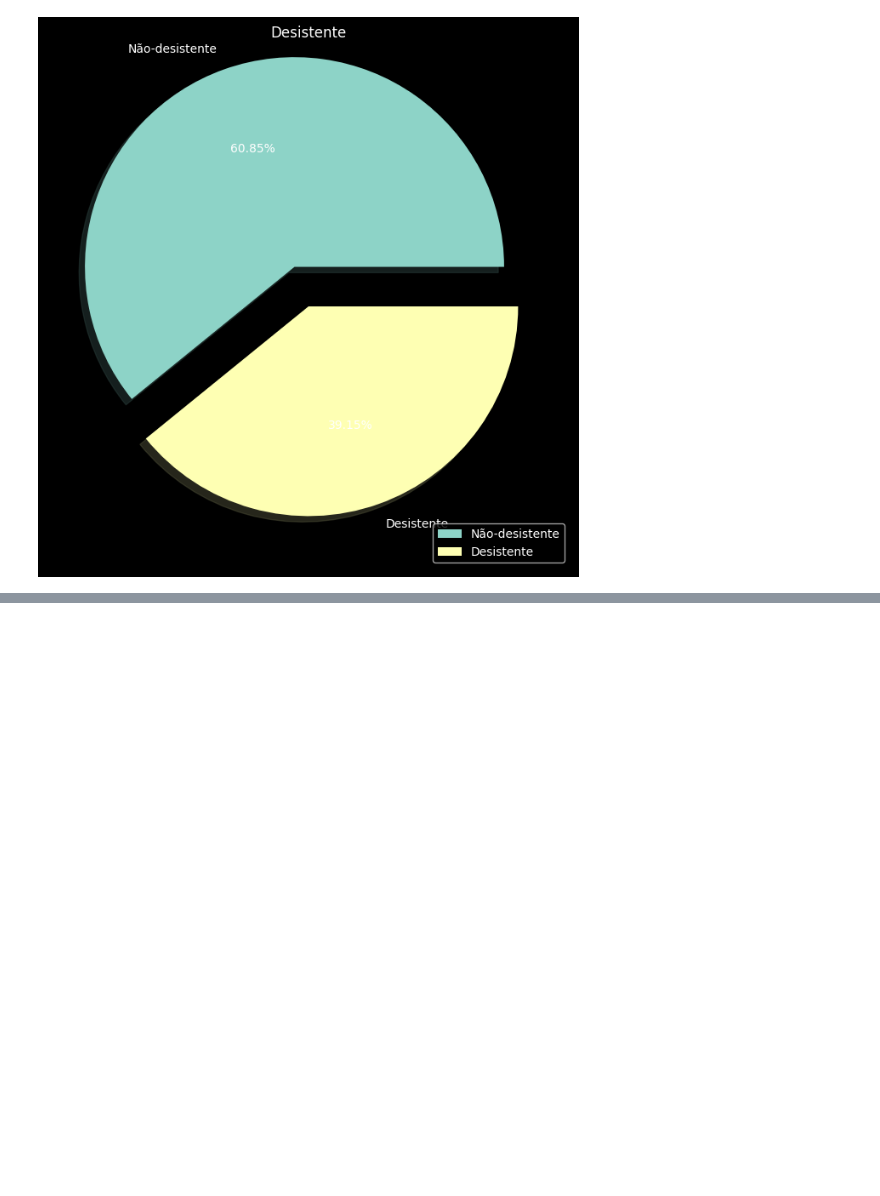
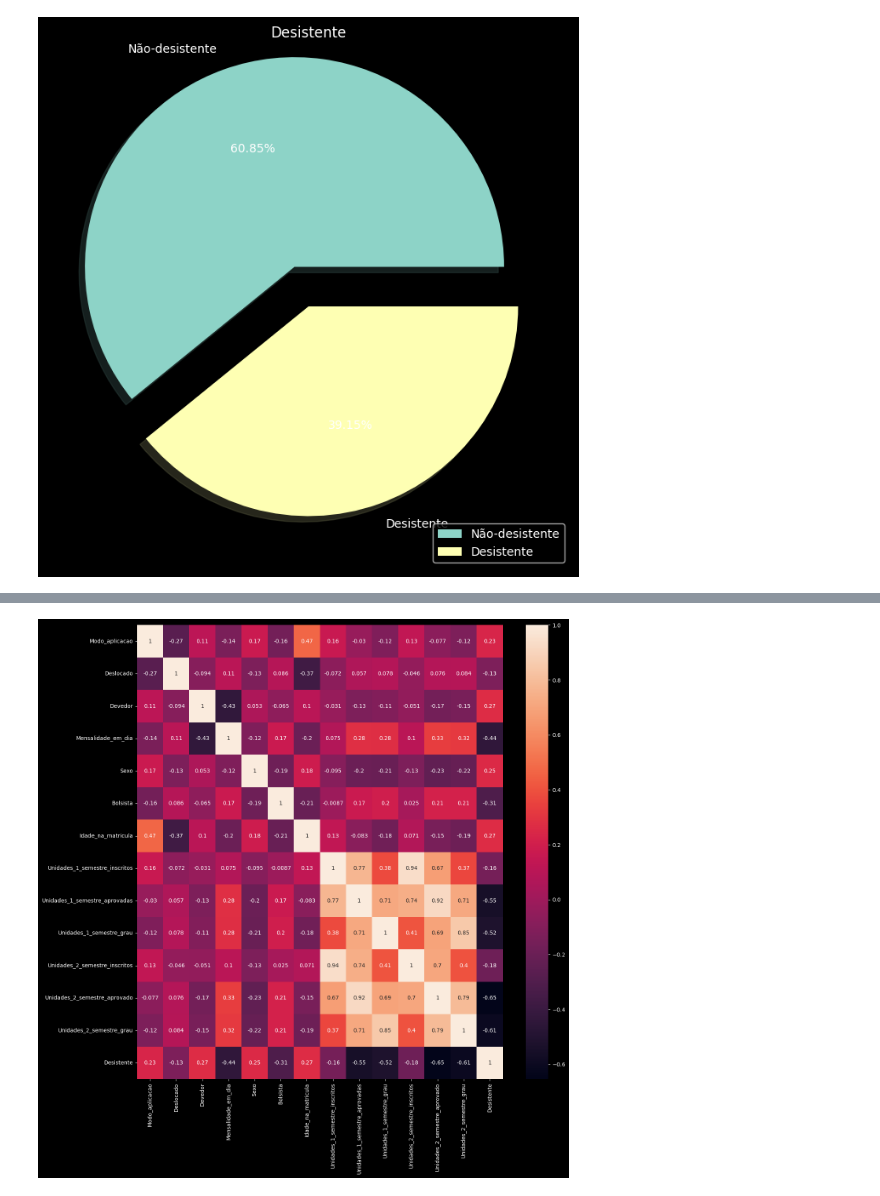
Before and after one commit to Joao-Inacio/Labs, a Jupyter notebook: Predict students/students.ipynb, the cells around one changed output, grey strips where cells are left out. Saved outputs shown, nothing was run; the diff lists cells and outputs as text; code cells hidden in the pictures; blank space fills up the shorter version.

```diff
--- a/Predict students/students.ipynb
+++ b/Predict students/students.ipynb
@@ -235,3 +235,7 @@ plt.pie(
 plt.legend(loc='lower right');
 # %% [output]
 [figure]
+# %%
+# selecionando os dados com colunas relevantes
+df = ds.iloc[:, [1,11,13,14,15,16,17,20,22,23,26,28,29,35]]
+df.head(10)
@@ -237,0 +273,6 @@ plt.legend(loc='lower right');
+# %%
+# Correlação de dados com todos os dados
+fig, ax = plt.subplots(figsize=(15,15))
+ax = sns.heatmap(df.corr(), annot=True)
+# %% [output]
+[figure, added]
```
Also changed, not shown: parts of 13 cells of this notebook, 1 other file.
